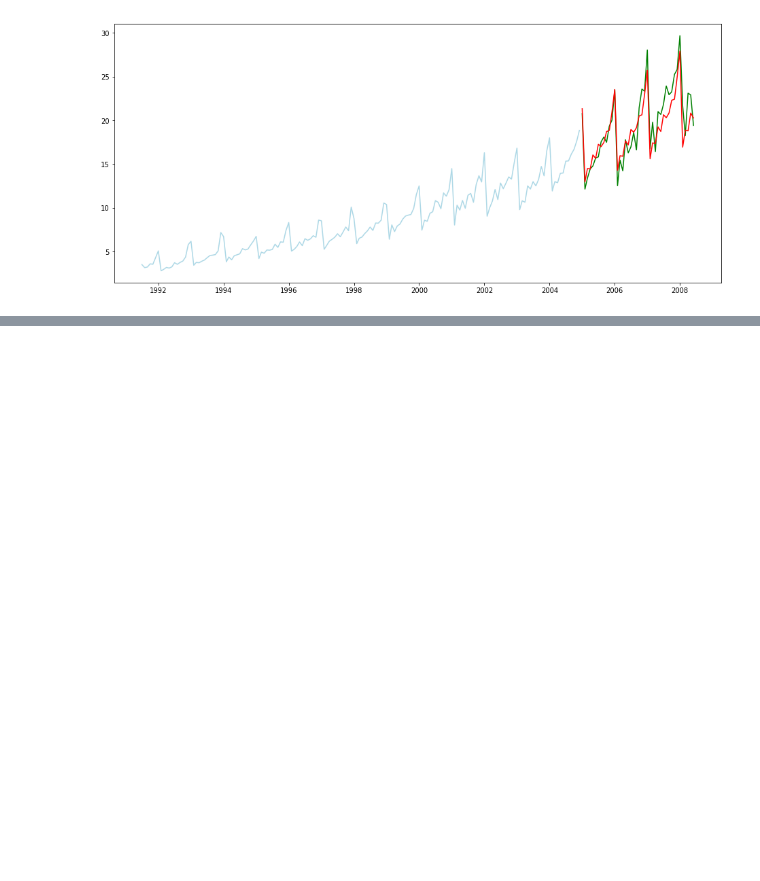
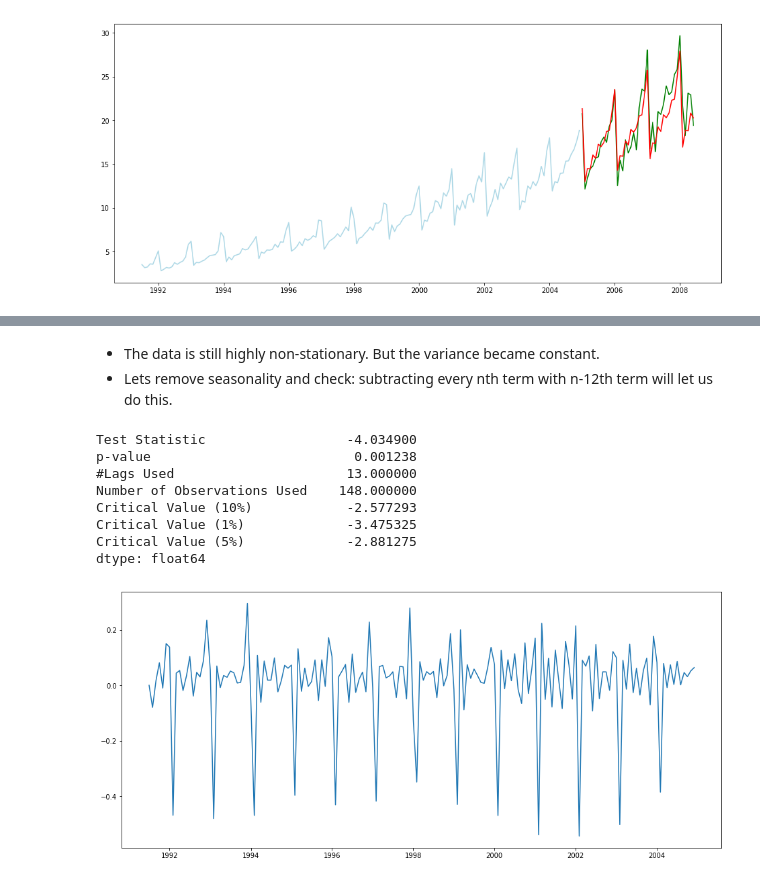
Before and after one commit to prakashjayy/Time_Series_Course, a Jupyter notebook: Session-2.ipynb, the cells around one changed output, grey strips where cells are left out. Cells and saved outputs as stored; diff of their text form; code cells hidden in the pictures; blank space fills up the shorter version.

Commit message:
Completed Session-2 theory part. Story and Enhancements still left

```diff
--- a/Session-2.ipynb
+++ b/Session-2.ipynb
@@ -383,0 +297,18 @@ plt.show()
+# %% [markdown]
+- The data is still highly non-stationary. But the variance became constant.
+- Lets remove seasonality and check: subtracting every nth term with n-12th term will let us do this.
+# %%
+first_diff = log_train["y"] - log_train["y"].shift(1)
+first_diff = first_diff.fillna(0)
+first_diff = pd.DataFrame(first_diff)
+stationarity_test(first_diff)
+# %% [output]
+Test Statistic                  -4.034900
+p-value                          0.001238
+#Lags Used                      13.000000
+Number of Observations Used    148.000000
+Critical Value (10%)            -2.577293
+Critical Value (1%)             -3.475325
+Critical Value (5%)             -2.881275
+dtype: float64
+[figure, added]
```
Also changed, not shown: parts of 41 cells of this notebook, 3 other files.
